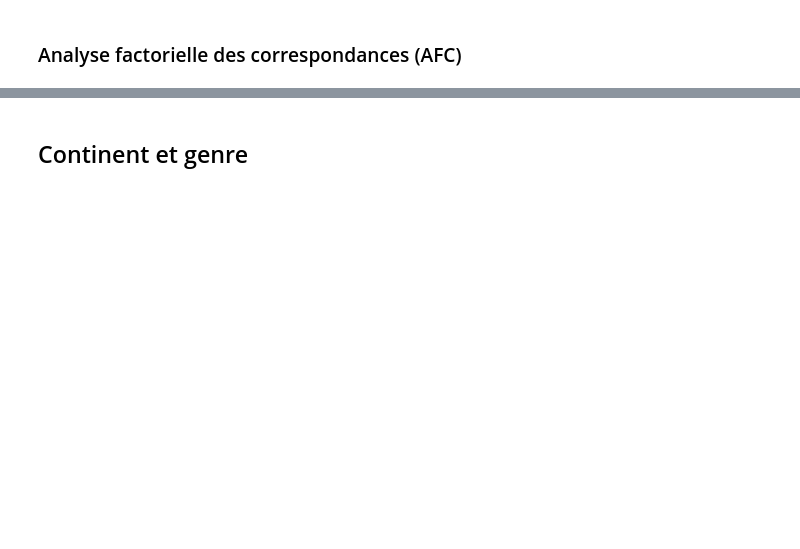
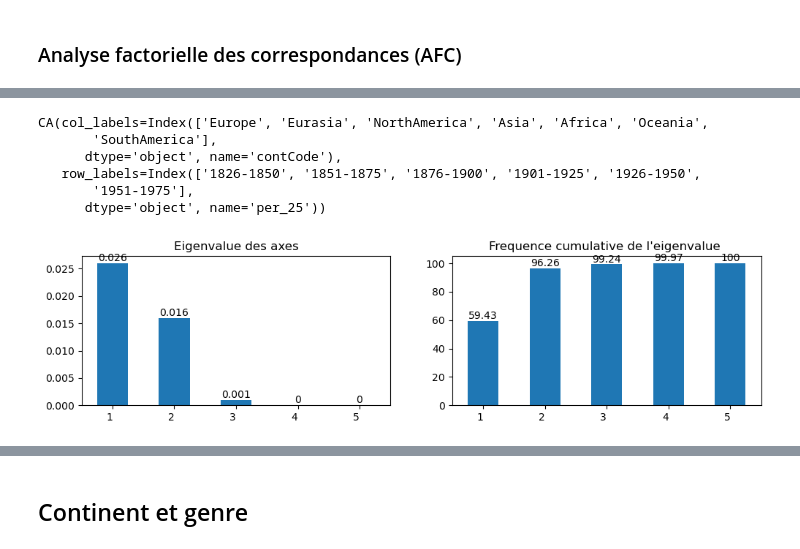
Before and after one commit to Chiodo53/astronomers, a Jupyter notebook: notebooks_jupyter/wikidata_exploration/wdt_AFC_generations_continents_triplestore.ipynb, the cells around one changed output, grey strips where cells are left out. Drawn from its saved outputs; the diff is of its cells as text; code cells hidden in the pictures; blank space fills up the shorter version.

```diff
--- a/notebooks_jupyter/wikidata_exploration/wdt_AFC_generations_continents_triplestore.ipynb
+++ b/notebooks_jupyter/wikidata_exploration/wdt_AFC_generations_continents_triplestore.ipynb
@@ -740,27 +672,40 @@ plt.show()
 # %%
-afc = CA(row_labels=D.index,col_labels=D.columns)
-afc.fit(D.values)
+afc = CA(row_labels=ct_wm.index,col_labels=ct_wm.columns)
+afc.fit(ct_wm.values)
+# %% [output]
+CA(col_labels=Index(['Europe', 'Eurasia', 'NorthAmerica', 'Asia', 'Africa', 'Oceania',
+       'SouthAmerica'],
+      dtype='object', name='contCode'),
+   row_labels=Index(['1826-1850', '1851-1875', '1876-1900', '1901-1925', '1926-1950',
+       '1951-1975'],
+      dtype='object', name='per_25'))
 # %%
-eig = pd.DataFrame(afc.eig_)
+def print_eigenvalue(afc):
 
-r1 = round(eig.iloc[0], 3)
-r2 = round(eig.iloc[2], 2)
-s=list(range(1,len(r1)+1))
-r1.index=s
-r2.index=s
+    eig = pd.DataFrame(afc.eig_)
 
-# https://www.statology.org/pandas-subplots/
-fig, axes = plt.subplots(nrows=1, ncols=2, figsize=(12,3))
+    r1 = round(eig.iloc[0], 3)
+    r2 = round(eig.iloc[2], 2)
+    s=list(range(1,len(r1)+1))
+    r1.index=s
+    r2.index=s
 
-ax1 = r1.plot(kind='bar', ax=axes[0], title='Eigenvalue des axes')
-ax2 = r2.plot(kind='bar', ax=axes[1], title="Frequence cumulative de l'eigenvalue ")
+    # https://www.statology.org/pandas-subplots/
+    fig, axes = plt.subplots(nrows=1, ncols=2, figsize=(12,3))
+
+    ax1 = r1.plot(kind='bar', ax=axes[0], title='Eigenvalue des axes')
+    ax2 = r2.plot(kind='bar', ax=axes[1], title="Frequence cumulative de l'eigenvalue ")
 
 
-ax1.bar_label(ax1.containers[0])
-ax2.bar_label(ax2.containers[0])
+    ax1.bar_label(ax1.containers[0])
+    ax2.bar_label(ax2.containers[0])
 
 
-# Met les valeurs xticks en vertical
-fig.autofmt_xdate(rotation=0)
-plt.show()
+    # Met les valeurs xticks en vertical
+    fig.autofmt_xdate(rotation=0)
+    plt.show()
+# %%
+print_eigenvalue(afc)
+# %% [output]
+[figure, added]
 # %%
```
Also changed, not shown: parts of 66 cells of this notebook.
